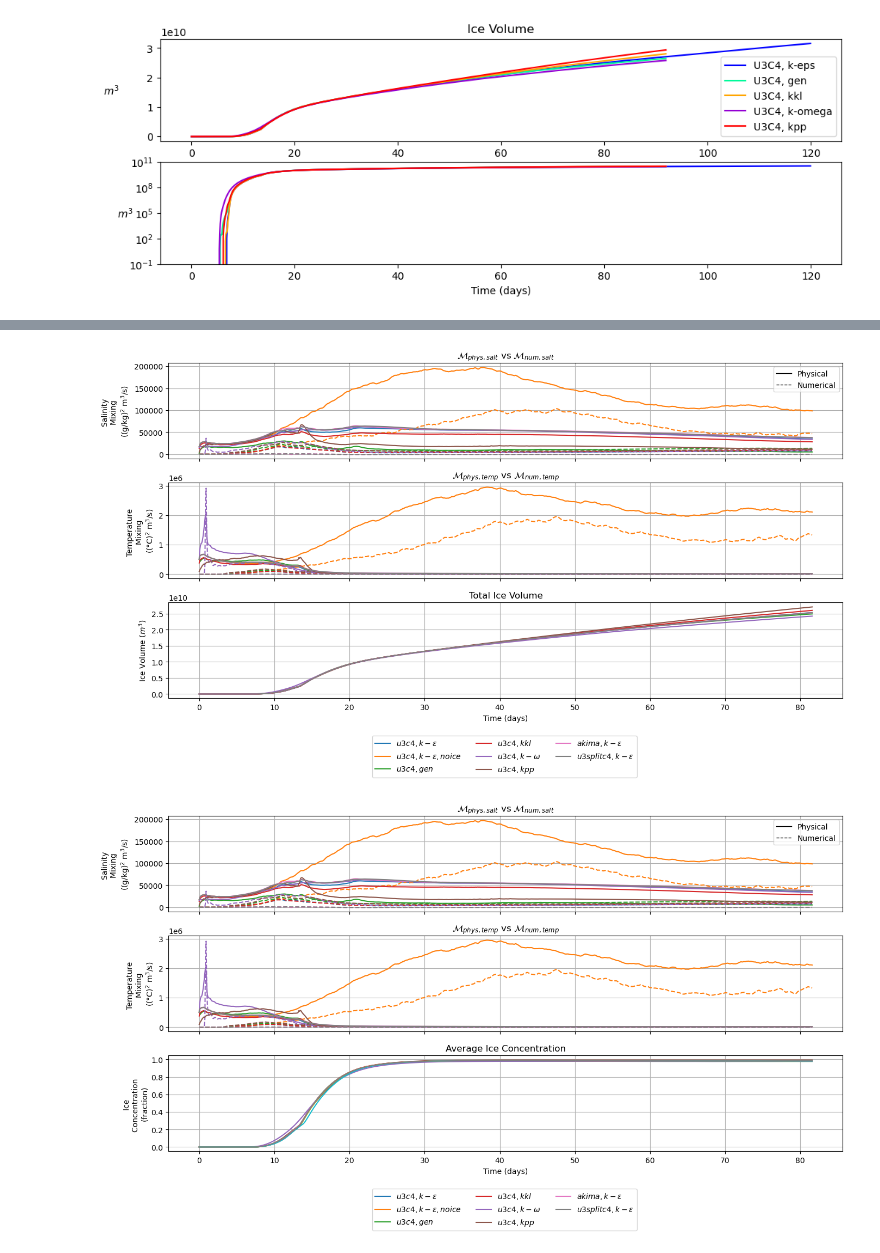
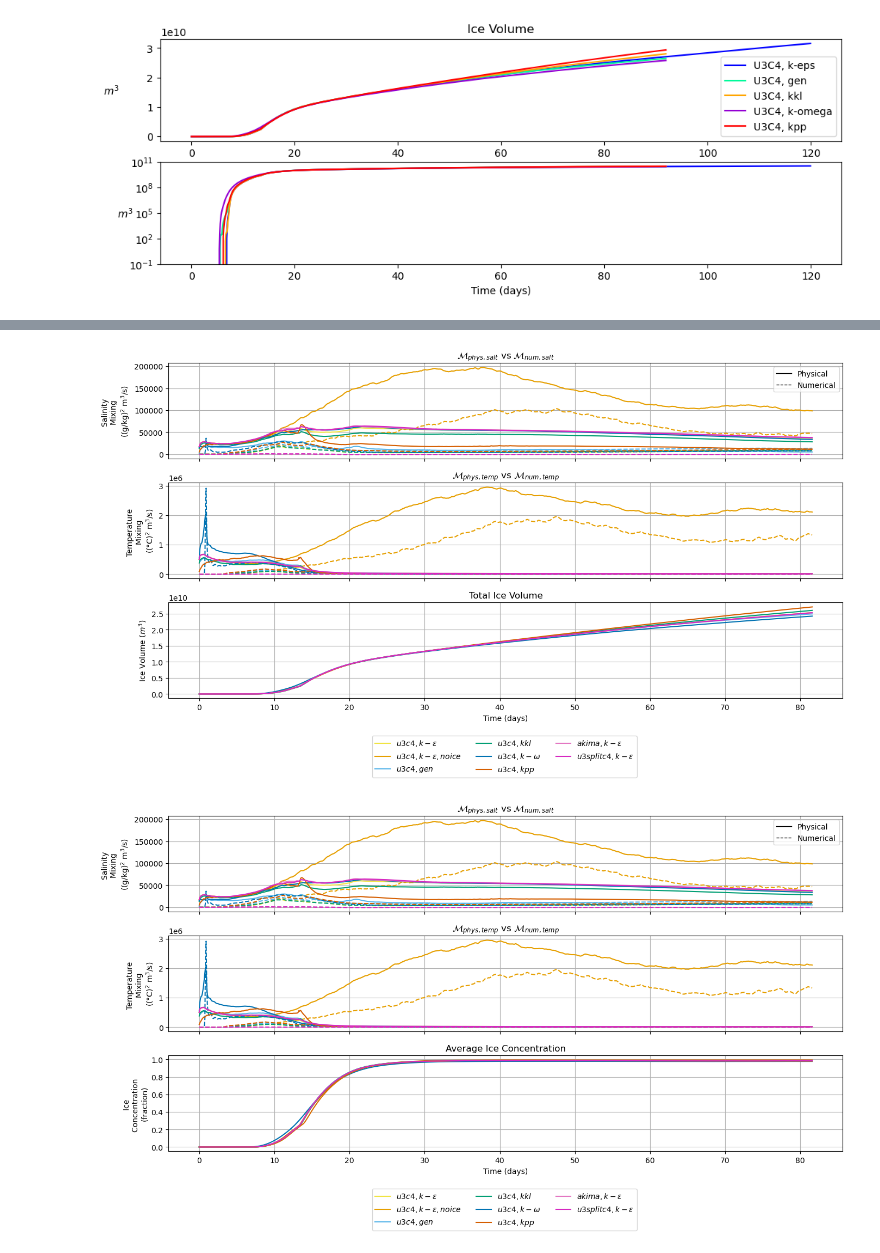
Before and after one commit to bundzis/beaufort_jet, a Jupyter notebook: Scripts/Analysis/plot_timeseries_num_phys_mix.ipynb, the cells around one changed output, grey strips where cells are left out. Saved outputs shown, nothing was run; the diff lists cells and outputs as text; code cells hidden in the pictures.

```diff
--- a/Scripts/Analysis/plot_timeseries_num_phys_mix.ipynb
+++ b/Scripts/Analysis/plot_timeseries_num_phys_mix.ipynb
@@ -765,7 +768,8 @@ fig.subplots_adjust(hspace=0.25)
 [figure]
 # %%
 # Make colors to use
-mixing_colors_all = ['#1F77B4', '#FF7F0E', '#2CA02C', '#D62728', '#9467bd', '#8c564b', '#e377c2', '#bcbd22', '#17becf', '#7f7f7f']
+#mixing_colors_all = ['#1F77B4', '#FF7F0E', '#2CA02C', '#D62728', '#9467bd', '#8c564b', '#e377c2', '#bcbd22', '#17becf', '#7f7f7f']
+mixing_colors_all = ['#f0e442', '#e69f00', '#56b4e9', '#009e73', '#0072b2', '#d55e00', '#e377c2', '#4eab58', '#db6d00', '#d628c1']
 # %%
 len(time_u3c4_keps_no_ice)
 # %% [output]
@@ -1105,6 +1111,9 @@ roms_ice_vol_conc['ice_conc_u3splitc4_keps_avg'].attrs['units'] = 'fraction'
 # Save to a netcdf
 # All runs
 #roms_ice_vol_conc.to_netcdf('/pscratch/sd/b/bundzis/Beaufort_ROMS_idealized_jet_scratch/Post_process_data/roms_ice_vol_conc_2hr_ice_all_runs_001.nc')
+# %%
+# Load in ice data to use for plotting
+roms_ice_vol_conc_ds = xr.open_dataset('/pscratch/sd/b/bundzis/Beaufort_ROMS_idealized_jet_scratch/Post_process_data/roms_ice_vol_conc_2hr_ice_all_runs_001.nc')
 # %%
 # Could make all of this ice analysis a function at some point....
 # buttt that's okay for now
@@ -1222,26 +1234,26 @@ ax[1].set_title(r'$\mathcal{M}_{phys,temp}$ vs $\mathcal{M}_{num,temp}$')
 # Plot Sea ice volume
 # --- Vertical Mixing Schemes ---
 # U3C4 K-epsilon Ice
-ax[2].plot(time_u3c4_keps[:980], ice_vol_u3c4_keps_reg1_tot[:980], color=mixing_colors_all[0], label=r'$u3c4,k-\epsilon$')
+ax[2].plot(time_u3c4_keps[:980], roms_ice_vol_conc_ds.ice_vol_u3c4_keps_tot, color=mixing_colors_all[0], label=r'$u3c4,k-\epsilon$')
 # U3C4 K-epsilon No ice
 #ax[2].plot(time_u3c4_keps_no_ice[:980], ice_vol_u3c4_keps_reg1_tot[:980], color=mixing_colors_all[1], label=r'$\mathcal{M}_{phys,temp,no ice}$')
 # U3C4 Gen
-ax[2].plot(time_u3c4_gen[:980], ice_vol_u3c4_gen_reg1_tot[:980], color=mixing_colors_all[2], label=r'$u3c4,gen$')
+ax[2].plot(time_u3c4_gen[:980], roms_ice_vol_conc_ds.ice_vol_u3c4_gen_tot, color=mixing_colors_all[2], label=r'$u3c4,gen$')
 # U3C4 kkl
-ax[2].plot(time_u3c4_kkl[:980], ice_vol_u3c4_kkl_reg1_tot[:980], color=mixing_colors_all[3], label=r'$u3c4,kkl$')
+ax[2].plot(time_u3c4_kkl[:980], roms_ice_vol_conc_ds.ice_vol_u3c4_kkl_tot, color=mixing_colors_all[3], label=r'$u3c4,kkl$')
 # U3C4 k-omega
-ax[2].plot(time_u3c4_komega[:980], ice_vol_u3c4_komega_reg1_tot[:980], color=mixing_colors_all[4], label=r'$u3c4,k-\omega$')
+ax[2].plot(time_u3c4_komega[:980], roms_ice_vol_conc_ds.ice_vol_u3c4_komega_tot, color=mixing_colors_all[4], label=r'$u3c4,k-\omega$')
 # U3C4 kpp
-ax[2].plot(time_u3c4_kpp[:980], ice_vol_u3c4_kpp_reg1_tot[:980], color=mixing_colors_all[5], label=r'$u3c4,kpp$')
+ax[2].plot(time_u3c4_kpp[:980], roms_ice_vol_conc_ds.ice_vol_u3c4_kpp_tot, color=mixing_colors_all[5], label=r'$u3c4,kpp$')
 # --- Horizontal Advection Schemes ---
 # akima k-epsilon
-ax[2].plot(time_akima_keps[:980], ice_vol_akima_keps_reg1_tot[:980], color=mixing_colors_all[6], label=r'$akima,k-\epsilon$')
+ax[2].plot(time_akima_keps[:980], roms_ice_vol_conc_ds.ice_vol_akima_keps_tot, color=mixing_colors_all[6], label=r'$akima,k-\epsilon$')
 # hsimt k-epsilon
-#ax[2].plot(time_hsimt_keps[:980], ice_vol_hsimt_keps_reg1_tot[:980], color=mixing_colors_all[7], label=r'$HSIMT,k-\epsilon$')
+#ax[2].plot(time_hsimt_keps[:980], roms_ice_vol_conc_ds.ice_vol_hsimt_keps_tot, color=mixing_colors_all[7], label=r'$HSIMT,k-\epsilon$')
 # mpdata k-epsilon
-#ax[2].plot(time_mpdata_keps[:980], ice_vol_mpdata_keps_reg1_tot[:980], color=mixing_colors_all[8], label=r'$MPDATA,k-\epsilon$')
+#ax[2].plot(time_mpdata_keps[:980], roms_ice_vol_conc_ds.ice_vol_mpdata_keps_tot, color=mixing_colors_all[8], label=r'$MPDATA,k-\epsilon$')
 # U3splitC4 k-epsilon
-ax[2].plot(time_u3splitc4_keps[:980], ice_vol_u3splitc4_keps_reg1_tot[:980], color=mixing_colors_all[9], label=r'$u3splitc4,k-\epsilon$')
+ax[2].plot(time_u3splitc4_keps[:980], roms_ice_vol_conc_ds.ice_vol_u3splitc4_keps_tot, color=mixing_colors_all[9], label=r'$u3splitc4,k-\epsilon$')
 
 # Label plot
 ax[2].set_xlabel('Time (days)')
@@ -1272,7 +1284,7 @@ fig.subplots_adjust(hspace=0.25)
 # Save the figure
 #plt.savefig('/pscratch/sd/b/bundzis/Beaufort_ROMS_idealized_jet_scratch/Figures/mphys_mnum_salt_temp_ice_vs_no_ice_500m_const_forc_u3c4_keps_001.png')
 # %% [output]
-[figure, old version]
+[figure, new version]
 # %%
 # Make same plot but with average ice concentration instead
 
@@ -1362,57 +1374,57 @@ ax[1].set_title(r'$\mathcal{M}_{phys,temp}$ vs $\mathcal{M}_{num,temp}$')
 # Plot Sea ice concentration
 # --- Vertical Mixing Schemes ---
 # U3C4 K-epsilon Ice
-ax[2].plot(time_u3c4_keps[:980], ice_conc_u3c4_keps_reg1_avg[:980], color=mixing_colors_all[0], label=r'$u3c4,k-\epsilon$')
+ax[2].plot(time_u3c4_keps[:980], roms_ice_vol_conc_ds.ice_conc_u3c4_keps_avg, color=mixing_colors_all[0], label=r'$u3c4,k-\epsilon$')
 # U3C4 K-epsilon No ice
 #ax[2].plot(time_u3c4_keps_no_ice[:980], ice_vol_u3c4_keps_reg1_tot[:980], color=mixing_colors_all[1], label=r'$\mathcal{M}_{phys,temp,no ice}$')
 # U3C4 Gen
-ax[2].plot(time_u3c4_gen[:980], ice_conc_u3c4_gen_reg1_avg[:980], color=mixing_colors_all[2], label=r'$u3c4,gen$')
+ax[2].plot(time_u3c4_gen[:980], roms_ice_vol_conc_ds.ice_conc_u3c4_gen_avg, color=mixing_colors_all[2], label=r'$u3c4,gen$')
 # U3C4 kkl
-ax[2].plot(time_u3c4_kkl[:980], ice_conc_u3c4_kkl_reg1_avg[:980], color=mixing_colors_all[3], label=r'$u3c4,kkl$')
+ax[2].plot(time_u3c4_kkl[:980], roms_ice_vol_conc_ds.ice_conc_u3c4_kkl_avg, color=mixing_colors_all[3], label=r'$u3c4,kkl$')
 # U3C4 k-omega
-ax[2].plot(time_u3c4_komega[:980], ice_conc_u3c4_komega_reg1_avg[:980], color=mixing_colors_all[4], label=r'$u3c4,k-\omega$')
+ax[2].plot(time_u3c4_komega[:980], roms_ice_vol_conc_ds.ice_conc_u3c4_komega_avg, color=mixing_colors_all[4], label=r'$u3c4,k-\omega$')
 # U3C4 kpp
-ax[2].plot(time_u3c4_kpp[:980], ice_conc_u3c4_kpp_reg1_avg[:980], color=mixing_colors_all[5], label=r'$u3c4,kpp$')
+ax[2].plot(time_u3c4_kpp[:980], roms_ice_vol_conc_ds.ice_conc_u3c4_kpp_avg, color=mixing_colors_all[5], label=r'$u3c4,kpp$')
 # --- Horizontal Advection Schemes ---
 # akima k-epsilon
-ax[2].plot(time_akima_keps[:980], ice_conc_akima_keps_reg1_avg[:980], color=mixing_colors_all[6], label=r'$akima,k-\epsilon$')
+ax[2].plot(time_akima_keps[:980], roms_ice_vol_conc_ds.ice_conc_akima_keps_avg, color=mixing_colors_all[6], label=r'$akima,k-\epsilon$')
 # hsimt k-epsilon
-ax[2].plot(time_hsimt_keps[:980], ice_conc_hsimt_keps_reg1_avg[:980], color=mixing_colors_all[7], label=r'$HSIMT,k-\epsilon$')
+ax[2].plot(time_hsimt_keps[:980], roms_ice_vol_conc_ds.ice_conc_hsimt_keps_avg, color=mixing_colors_all[7], label=r'$HSIMT,k-\epsilon$')
 # mpdata k-epsilon
-ax[2].plot(time_mpdata_keps[:980], ice_conc_mpdata_keps_reg1_avg[:980], color=mixing_colors_all[8], label=r'$MPDATA,k-\epsilon$')
+ax[2].plot(time_mpdata_keps[:980], roms_ice_vol_conc_ds.ice_conc_mpdata_keps_avg, color=mixing_colors_all[8], label=r'$MPDATA,k-\epsilon$')
 # U3splitC4 k-epsilon
-ax[2].plot(time_u3splitc4_keps[:980], ice_conc_u3splitc4_keps_reg1_avg[:980], color=mixing_colors_all[9], label=r'$u3splitc4,k-\epsilon$')
+ax[2].plot(time_u3splitc4_keps[:980], roms_ice_vol_conc_ds.ice_conc_u3splitc4_keps_avg, color=mixing_colors_all[9], label=r'$u3splitc4,k-\epsilon$')
 
 # Label plot
 ax[2].set_xlabel('Time (days)')
 ax[2].set_ylabel('Ice \nConcentration \n(fraction)')
 ax[2].set_title(r'Average Ice Concentration')
 
 # Add legends
 #ax[0].legend(ncols=3, bbox_to_anchor=(0.4, -0.1))
 ax[0].set_xticklabels('')
 ax[1].set_xticklabels('')
 ax[1].legend(ncols=3, bbox_to_anchor=(0.70, -1.6))
 ax[0].grid()
 ax[1].grid()
 ax[2].grid()
 
 # Make custom linestyle legend
 custom_lines = [
     Line2D([0], [0], color='black', lw=1, linestyle='-'),
     Line2D([0], [0], color='black', lw=1, linestyle='--')
 ]
 ax[0].legend(custom_lines, ['Physical', 'Numerical'])
 
 fig.subplots_adjust(hspace=0.25)
 
 # ax[0].semilogy()
 # ax[1].semilogy()
 
 # Save the figure
 #plt.savefig('/pscratch/sd/b/bundzis/Beaufort_ROMS_idealized_jet_scratch/Figures/mphys_mnum_salt_temp_ice_vs_no_ice_500m_const_forc_u3c4_keps_001.png')
 # %% [output]
-[figure, old version]
+[figure, new version]
 # %%
 # Make same plot with both ice variables
 
```
Also changed, not shown: parts of 9 cells of this notebook.
